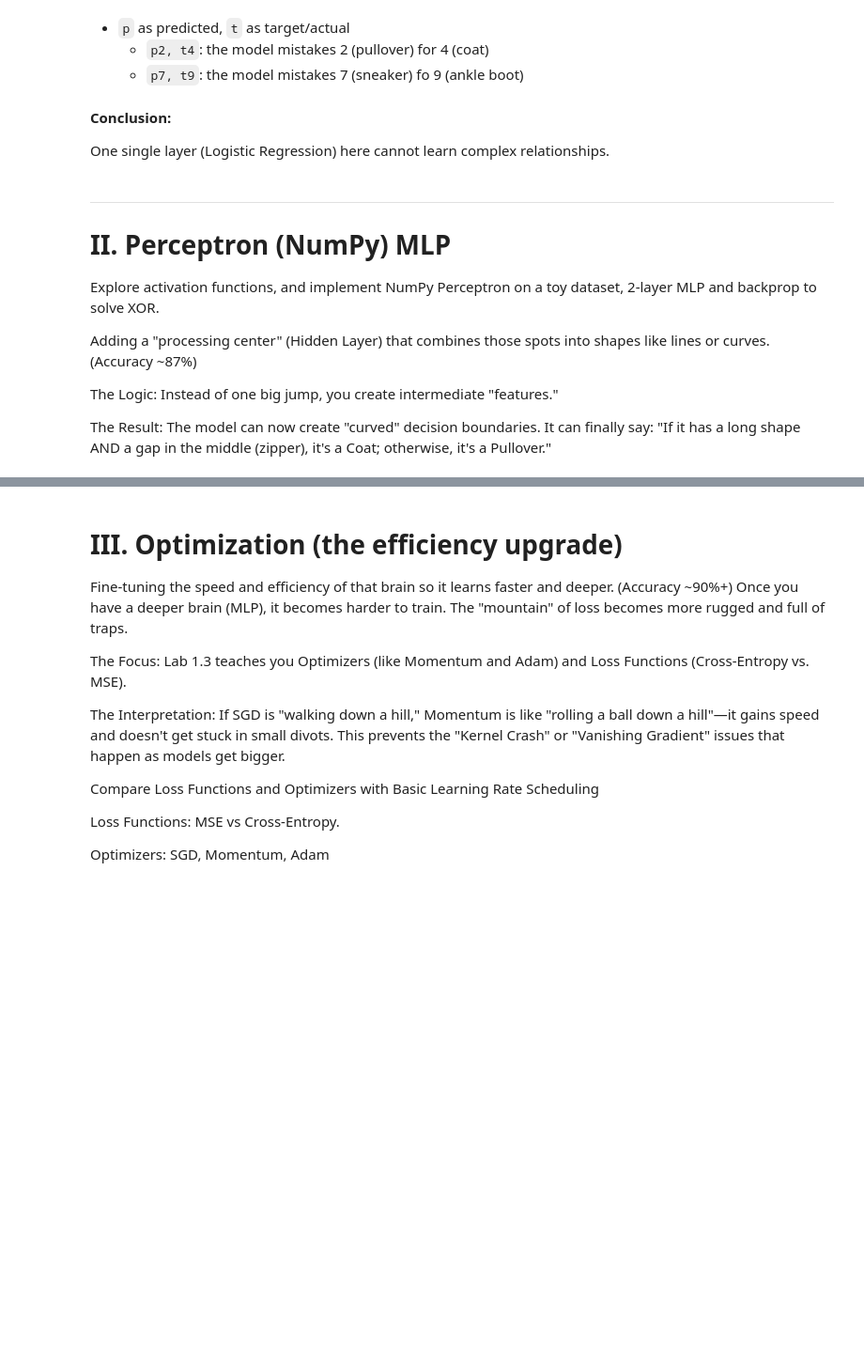
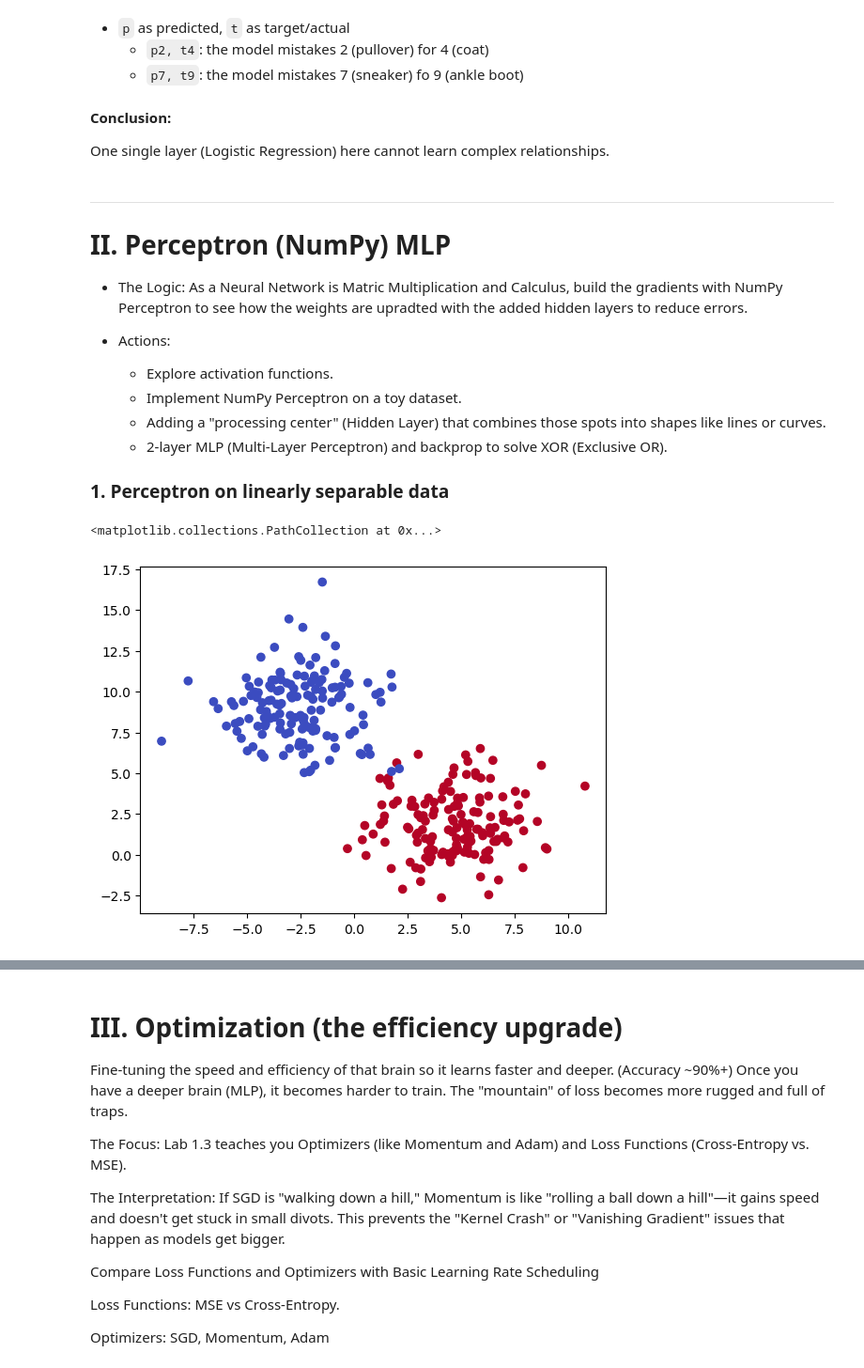
Before and after one commit to Pinghsuanlin/deepLearning_neuralNet, a Jupyter notebook: notebooks/dl_basics.ipynb, the cells around one changed output, grey strips where cells are left out. Shown at 94% size. Saved outputs shown, nothing was run; the diff lists cells and outputs as text; code cells hidden in the pictures; blank space fills up the shorter version.

Commit message:
perceptron

```diff
--- a/notebooks/dl_basics.ipynb
+++ b/notebooks/dl_basics.ipynb
@@ -156,11 +156,28 @@ One single layer (Logistic Regression) here cannot learn complex relationships.
 # %% [markdown]
 ---
 # II. Perceptron (NumPy) MLP
+- The Logic:
+As a Neural Network is Matric Multiplication and Calculus, build the gradients with NumPy Perceptron to see how the weights are upradted with the added hidden layers to reduce errors.
 
-Explore activation functions, and implement NumPy Perceptron on a toy dataset, 2-layer MLP and backprop to solve XOR.
+- Actions:
+    - Explore activation functions.
+    - Implement NumPy Perceptron on a toy dataset.
+    - Adding a "processing center" (Hidden Layer) that combines those spots into shapes like lines or curves.
+    - 2-layer MLP (Multi-Layer Perceptron) and backprop to solve XOR (Exclusive OR).
 
-Adding a "processing center" (Hidden Layer) that combines those spots into shapes like lines or curves. (Accuracy ~87%)
-
-The Logic: Instead of one big jump, you create intermediate "features."
-
-The Result: The model can now create "curved" decision boundaries. It can finally say: "If it has a long shape AND a gap in the middle (zipper), it's a Coat; otherwise, it's a Pullover."
+### 1. Perceptron on linearly separable data
+# %%
+from sklearn.datasets import make_blobs
+X,y = make_blobs(n_samples=300, centers=2, random_state=42, cluster_std=2)
+X = np.c_[np.ones((X.shape[0],1)), X] # bias term
+w = np.zeros(X.shape[1]); lr=0.1
+for epoch in range(20):
+    for i in range(len(X)):
+        pred = 1 if X[i]@w >= 0 else 0
+        w += lr*(y[i]-pred)*X[i]
+# plot boundary
+x1 = np.linspace(X[:,1].min(), X[:,1].max(), 100)
+x2 = -(w[0]+w[1]*x1)/w[2]; plt.scatter(X[:,1],X[:,2],c=y,cmap='coolwarm')
+# %% [output]
+<matplotlib.collections.PathCollection at 0x...>
+[figure, added]
```
Also changed, not shown: parts of 6 cells of this notebook.
